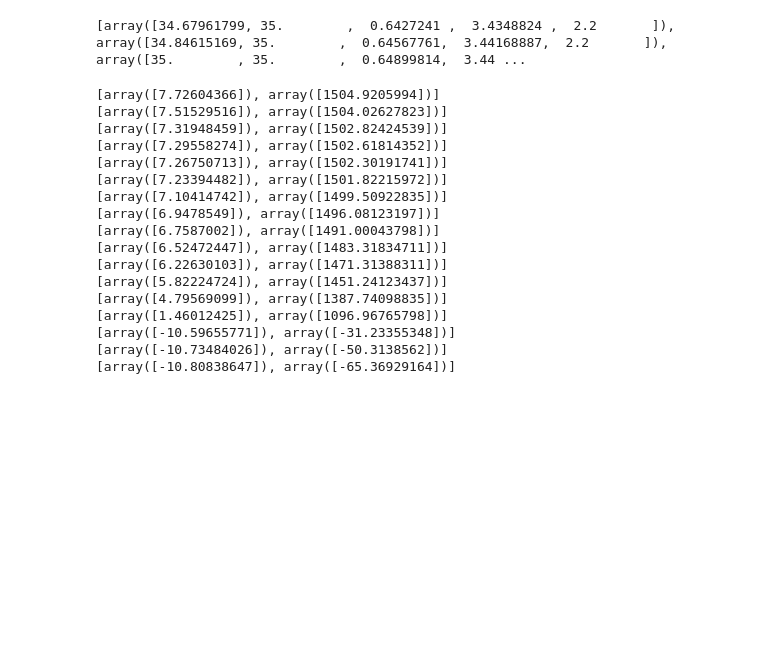
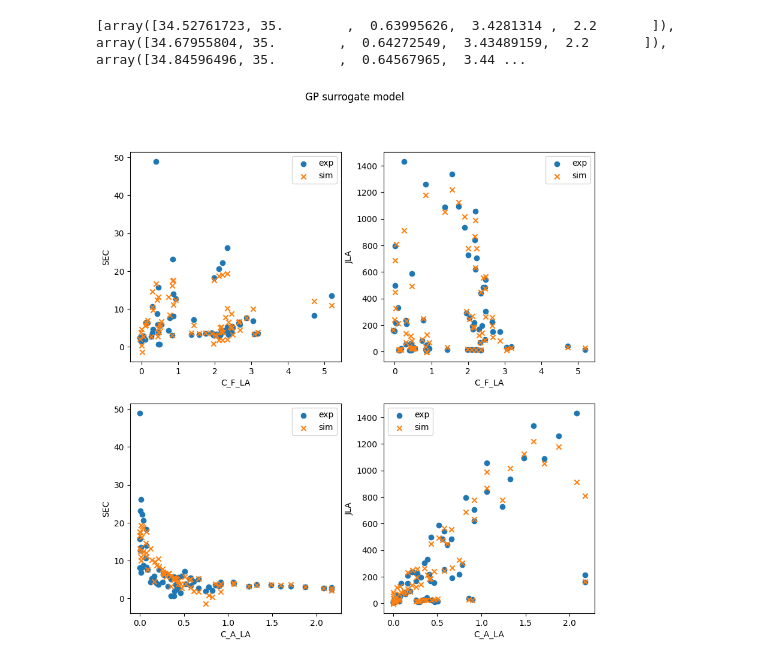
Before and after one commit to 100sjun/repos_python, a Jupyter notebook: Project/BMED/Bayesian Optimization_BMED.ipynb, the cells around one changed output. Drawn from its saved outputs; the diff is of its cells as text; code cells hidden in the pictures; blank space fills up the shorter version.

```diff
--- a/Project/BMED/Bayesian Optimization_BMED.ipynb
+++ b/Project/BMED/Bayesian Optimization_BMED.ipynb
@@ -284,7 +284,7 @@ def func_maximize(x,w):
     return w*yhat1 + (1-w)*(1-yhat2)
 
 
-w0 = np.arange(0.1,0.95,0.05)
+w0 = np.arange(0.05,1,0.05)
 sol = []
 
 for i in w0:
@@ -296,7 +296,7 @@ for i in w0:
 
 print(sol)
 # %% [output]
-[array([34.67961799, 35.        ,  0.6427241 ,  3.4348824 ,  2.2       ]), array([34.84615169, 35.        ,  0.64567761,  3.44168887,  2.2       ]), array([35.        , 35.        ,  0.64899814,  3.44 ...
+[array([34.52761723, 35.        ,  0.63995626,  3.4281314 ,  2.2       ]), array([34.67955804, 35.        ,  0.64272549,  3.43489159,  2.2       ]), array([34.84596496, 35.        ,  0.64567965,  3.44 ...
 # %%
 def func_calc(x,w):
     rx = [(x[0]-np.min(T))/(np.max(T)-np.min(T)),(x[1]-np.min(V))/(np.max(V)-np.min(V)),(x[2]-np.min(E))/(np.max(E)-np.min(E)),(x[3]-np.min(FLA))/(np.max(FLA)-np.min(FLA)),(x[4]-np.min(ALA))/(np.max(ALA)-np.min(ALA))]
@@ -306,25 +306,43 @@ def func_calc(x,w):
     y1 = (np.max(SEC)-np.min(SEC))*yhat1 + np.min(SEC)
     y2 = (np.max(JLA)-np.min(JLA))*yhat2 + np.min(JLA)
     return [y1, y2]
-
-for i in range(len(w0)):
-    ans = func_calc(sol[i],w0[i])
-    print(ans)
-# %% [output]
-[array([7.72604366]), array([1504.9205994])]
-[array([7.51529516]), array([1504.02627823])]
-[array([7.31948459]), array([1502.82424539])]
-[array([7.29558274]), array([1502.61814352])]
-[array([7.26750713]), array([1502.30191741])]
-[array([7.23394482]), array([1501.82215972])]
-[array([7.10414742]), array([1499.50922835])]
-[array([6.9478549]), array([1496.08123197])]
-[array([6.7587002]), array([1491.00043798])]
-[array([6.52472447]), array([1483.31834711])]
-[array([6.22630103]), array([1471.31388311])]
-[array([5.82224724]), array([1451.24123437])]
-[array([4.79569099]), array([1387.74098835])]
-[array([1.46012425]), array([1096.96765798])]
-[array([-10.59655771]), array([-31.23355348])]
-[array([-10.73484026]), array([-50.3138562])]
-[array([-10.80838647]), array([-65.36929164])]
+# %%
+# Result visualization
+yt1,_ = GPR1.predict(mX,[i[0] for i in mY])
+yt2,_ = GPR2.predict(mX,[i[1] for i in mY])
+
+ry1 = (np.max(SEC)-np.min(SEC))*yt1 + np.min(SEC)
+ry2 = (np.max(JLA)-np.min(JLA))*yt2 + np.min(JLA)
+
+fig, axs = plt.subplots(2,2, figsize =(10,10))
+
+axs[0][0].scatter([i[3] for i in X],[i[0] for i in Y],marker='o', label='exp')
+axs[0][0].scatter([i[3] for i in X],ry1,marker='x', label='sim')
+axs[0][0].set_xlabel('C_F_LA')
+axs[0][0].set_ylabel('SEC')
+axs[0][0].legend()
+
+axs[0][1].scatter([i[3] for i in X],[i[1] for i in Y],marker='o', label='exp')
+axs[0][1].scatter([i[3] for i in X],ry2,marker='x', label='sim')
+axs[0][1].legend()
+axs[0][1].set_xlabel('C_F_LA')
+axs[0][1].set_ylabel('JLA')
+axs[0][1].legend()
+
+axs[1][0].scatter([i[4] for i in X],[i[0] for i in Y],marker='o', label='exp')
+axs[1][0].scatter([i[4] for i in X],ry1,marker='x', label='sim')
+axs[1][0].set_xlabel('C_A_LA')
+axs[1][0].set_ylabel('SEC')
+axs[1][0].legend()
+
+axs[1][1].scatter([i[4] for i in X],[i[1] for i in Y],marker='o', label='exp')
+axs[1][1].scatter([i[4] for i in X],ry2,marker='x', label='sim')
+axs[1][1].legend()
+axs[1][1].set_xlabel('C_A_LA')
+axs[1][1].set_ylabel('JLA')
+axs[1][1].legend()
+
+plt.suptitle('GP surrogate model')
+plt.show()
+# %% [output]
+[figure, added]
```
Also changed, not shown: parts of 6 cells of this notebook.
